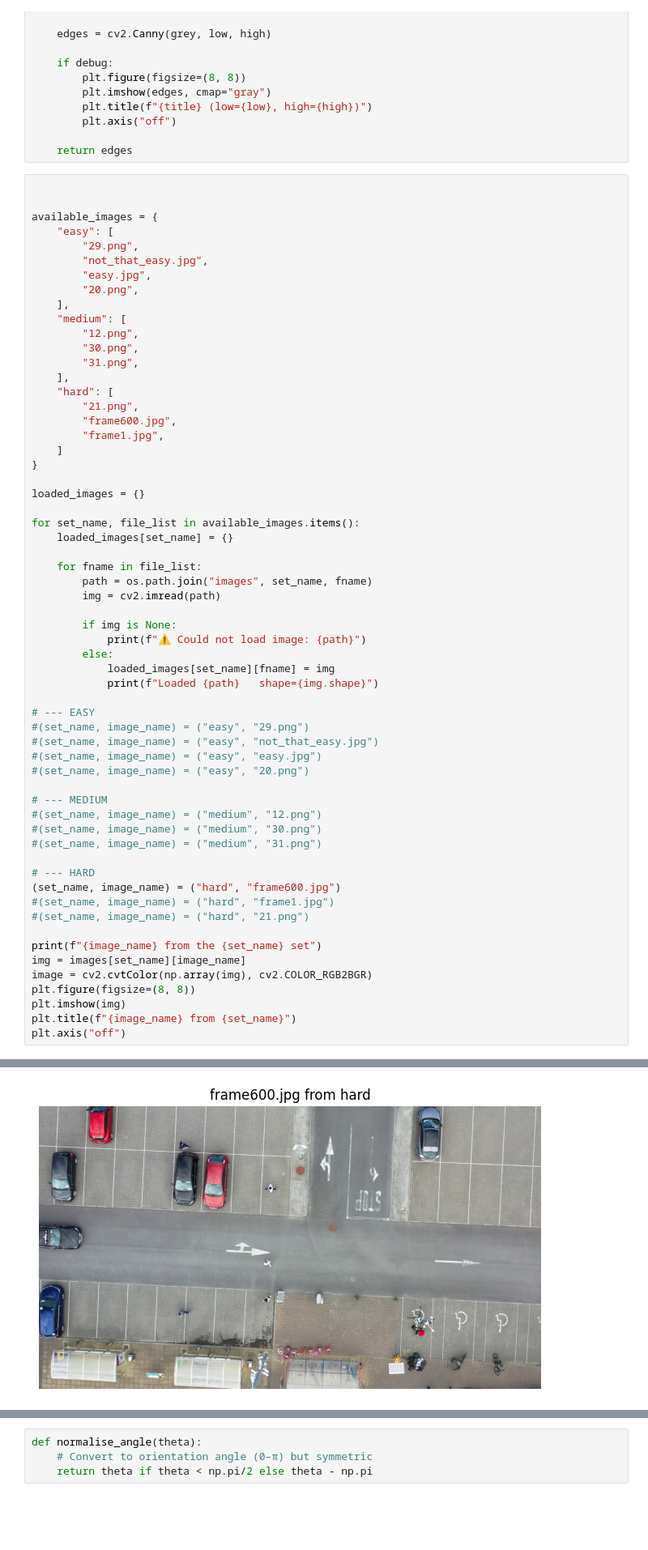
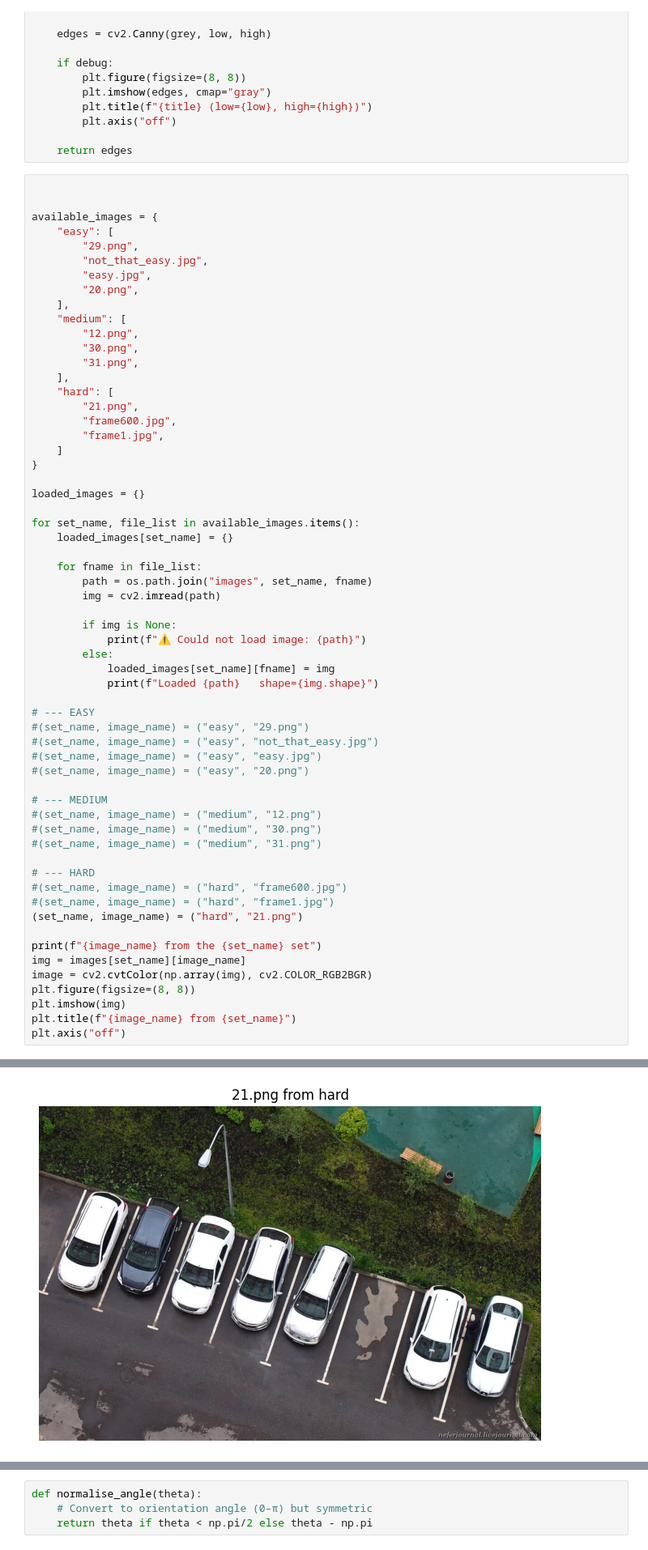
Before and after one commit to Bobfritguy/EE551_mini_project, a Jupyter notebook: mini_project.ipynb, the cells around one changed output, grey strips where cells are left out. Shown at 81% size. Drawn from its saved outputs; the diff is of its cells as text; blank space fills up the shorter version.

```diff
--- a/mini_project.ipynb
+++ b/mini_project.ipynb
@@ -127,9 +127,9 @@ for set_name, file_list in available_images.items():
 #(set_name, image_name) = ("medium", "31.png")
 
 # --- HARD
-(set_name, image_name) = ("hard", "frame600.jpg")
+#(set_name, image_name) = ("hard", "frame600.jpg")
 #(set_name, image_name) = ("hard", "frame1.jpg")
-#(set_name, image_name) = ("hard", "21.png")
+(set_name, image_name) = ("hard", "21.png")
 
 print(f"{image_name} from the {set_name} set")
 img = images[set_name][image_name]
@@ -154,4 +154,4 @@ frame600.jpg from the hard set
-[figure, old version]
+[figure, new version]
 # %%
 def step_1(img):
     img_grey = cv2.cvtColor(image, cv2.COLOR_BGR2GRAY)
```
Also changed, not shown: parts of 7 cells of this notebook.
